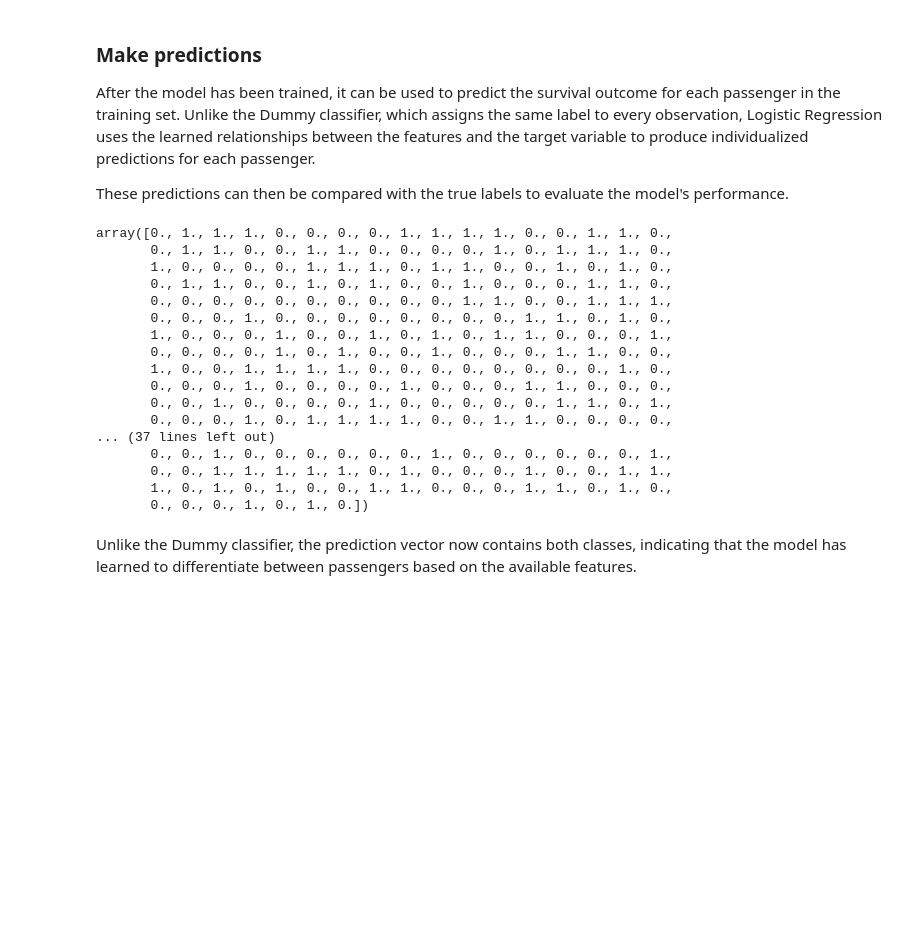
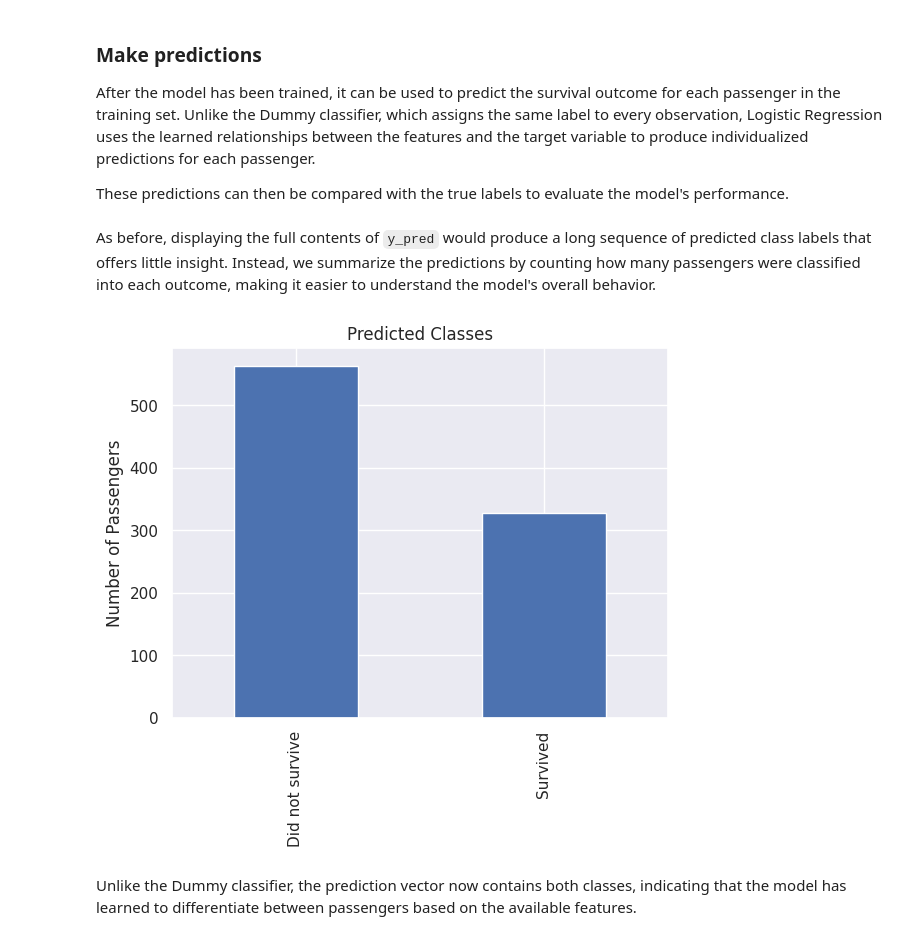
Before and after one commit to ianlopezdiaz/kaggle-titanic, a Jupyter notebook: notebooks/03_modeling_and_evaluation.ipynb, the cells around one changed output. Drawn from its saved outputs; the diff is of its cells as text; code cells hidden in the pictures; blank space fills up the shorter version.

```diff
--- a/notebooks/03_modeling_and_evaluation.ipynb
+++ b/notebooks/03_modeling_and_evaluation.ipynb
@@ -230,26 +231,27 @@ These predictions can then be compared with the true labels to evaluate the mode
 # %%
 # Predict the training set
 y_pred = logistic.predict(X_train)
-
-y_pred
-# %% [output]
-array([0., 1., 1., 1., 0., 0., 0., 0., 1., 1., 1., 1., 0., 0., 1., 1., 0.,
-       0., 1., 1., 0., 0., 1., 1., 0., 0., 0., 0., 1., 0., 1., 1., 1., 0.,
-       1., 0., 0., 0., 0., 1., 1., 1., 0., 1., 1., 0., 0., 1., 0., 1., 0.,
-       0., 1., 1., 0., 0., 1., 0., 1., 0., 0., 1., 0., 0., 0., 1., 1., 0.,
-       0., 0., 0., 0., 0., 0., 0., 0., 0., 0., 1., 1., 0., 0., 1., 1., 1.,
-       0., 0., 0., 1., 0., 0., 0., 0., 0., 0., 0., 0., 1., 1., 0., 1., 0.,
-       1., 0., 0., 0., 1., 0., 0., 1., 0., 1., 0., 1., 1., 0., 0., 0., 1.,
-       0., 0., 0., 0., 1., 0., 1., 0., 0., 1., 0., 0., 0., 1., 1., 0., 0.,
-       1., 0., 0., 1., 1., 1., 1., 0., 0., 0., 0., 0., 0., 0., 0., 1., 0.,
-       0., 0., 0., 1., 0., 0., 0., 0., 1., 0., 0., 0., 1., 1., 0., 0., 0.,
-       0., 0., 1., 0., 0., 0., 0., 1., 0., 0., 0., 0., 0., 1., 1., 0., 1.,
-       0., 0., 0., 1., 0., 1., 1., 1., 1., 0., 0., 1., 1., 0., 0., 0., 0.,
-... (37 lines left out)
-       0., 0., 1., 0., 0., 0., 0., 0., 0., 1., 0., 0., 0., 0., 0., 0., 1.,
-       0., 0., 1., 1., 1., 1., 1., 0., 1., 0., 0., 0., 1., 0., 0., 1., 1.,
-       1., 0., 1., 0., 1., 0., 0., 1., 1., 0., 0., 0., 1., 1., 0., 1., 0.,
-       0., 0., 0., 1., 0., 1., 0.])
+# %% [markdown]
+As before, displaying the full contents of `y_pred` would produce a long sequence of predicted class labels that offers little insight. Instead, we summarize the predictions by counting how many passengers were classified into each outcome, making it easier to understand the model's overall behavior.
+# %%
+prediction_counts = (
+    pd.Series(y_pred)
+    .map({
+        0: "Did not survive",
+        1: "Survived",
+    })
+    .value_counts()
+)
+
+prediction_counts.plot.bar()
+
+plt.title("Predicted Classes")
+plt.xlabel("")
+plt.ylabel("Number of Passengers")
+
+plt.show()
+# %% [output]
+[figure, added]
 # %% [markdown]
 Unlike the Dummy classifier, the prediction vector now contains both classes, indicating that the model has learned to differentiate between passengers based on the available features.
 # %% [markdown]
```
Also changed, not shown: parts of 3 cells of this notebook, 11 other files.
